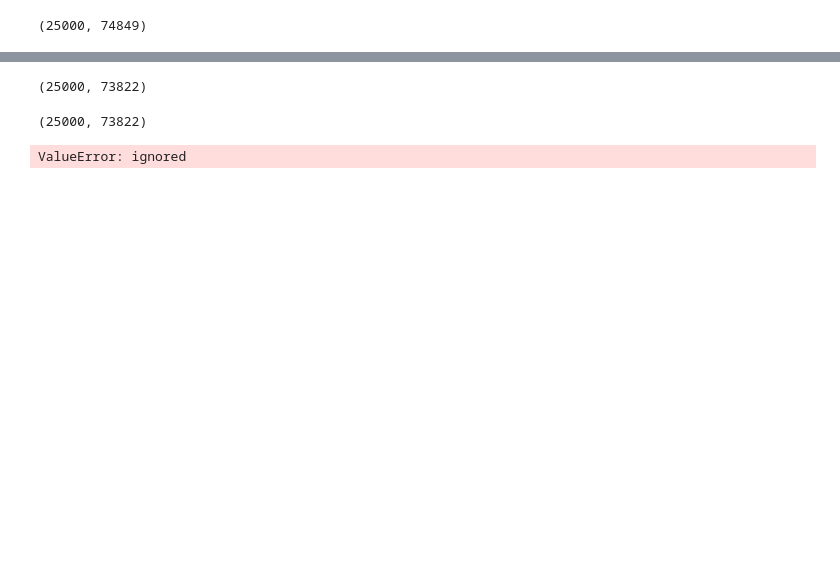
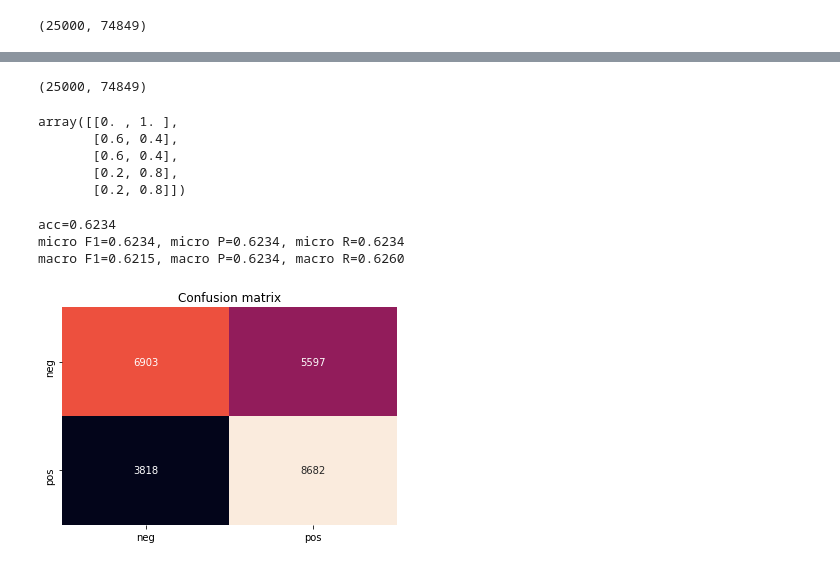
Before and after one commit to DmitryKutsev/ml_hw, a Jupyter notebook: hw2.ipynb, the cells around one changed output, grey strips where cells are left out. Drawn from its saved outputs; the diff is of its cells as text; code cells hidden in the pictures; blank space fills up the shorter version.

```diff
--- a/hw2.ipynb
+++ b/hw2.ipynb
@@ -187,6 +112,6 @@ An insult to both poker and cinema, this movie manages to make the most dynamic,
 'negative'
 # %%
-X_test_counts = count_vect.fit_transform(test_texts) #Learn the vocabulary dictionary and return term-document matrix.
-X_test_counts.shape
+X_test = count_vect.transform(test_texts) #Learn the vocabulary dictionary and return term-document matrix.
+X_test.shape
 # %% [output]
-(25000, 73822)
+(25000, 74849)
@@ -198,11 +118,37 @@ hh = count_vect.transform([textic])
 # %%
 from sklearn.metrics import *
 
-X_test = count_vect.transform(test_texts) # Extract token counts out of raw text documents using the vocabulary fitted with fit
-print(X_test.shape)
 predicted = clf.predict(X_test)
 predicted_proba = clf.predict_proba(X_test)
 predicted_proba[:5]
 # %% [output]
-(25000, 73822)
+array([[0. , 1. ],
+       [0.6, 0.4],
+       [0.6, 0.4],
+       [0.2, 0.8],
+       [0.2, 0.8]])
-ValueError: ignored
+# %%
+acc = accuracy_score(predicted, test_labels)
+micro_f1 = f1_score(predicted, test_labels, average = 'micro')
+micro_p = precision_score(predicted, test_labels, average = 'micro')
+micro_r = recall_score(predicted, test_labels, average = 'micro')
+macro_f1 = f1_score(predicted, test_labels, average = 'macro')
+macro_p = precision_score(predicted, test_labels, average = 'macro')
+macro_r = recall_score(predicted, test_labels, average = 'macro')
+print('acc={0:1.4f}'.format(acc))
+print('micro F1={0:1.4f}, micro P={1:1.4f}, micro R={2:1.4f}'.format(micro_f1, micro_p, micro_r))
+print('macro F1={0:1.4f}, macro P={1:1.4f}, macro R={2:1.4f}\n'.format(macro_f1, macro_p, macro_r))
+# %% [output]
+acc=0.6234
+micro F1=0.6234, micro P=0.6234, micro R=0.6234
+macro F1=0.6215, macro P=0.6234, macro R=0.6260
+# %%
+import seaborn as sns
+import matplotlib.pyplot as plt
+%matplotlib inline
+categories = ['neg', 'pos']
+sns.heatmap(data=confusion_matrix(test_labels, predicted), annot=True, fmt="d", cbar=False, xticklabels=categories, yticklabels=categories)
+plt.title("Confusion matrix")
+plt.show()
+# %% [output]
+[figure, added]
```
Also changed, not shown: parts of 32 cells of this notebook.
